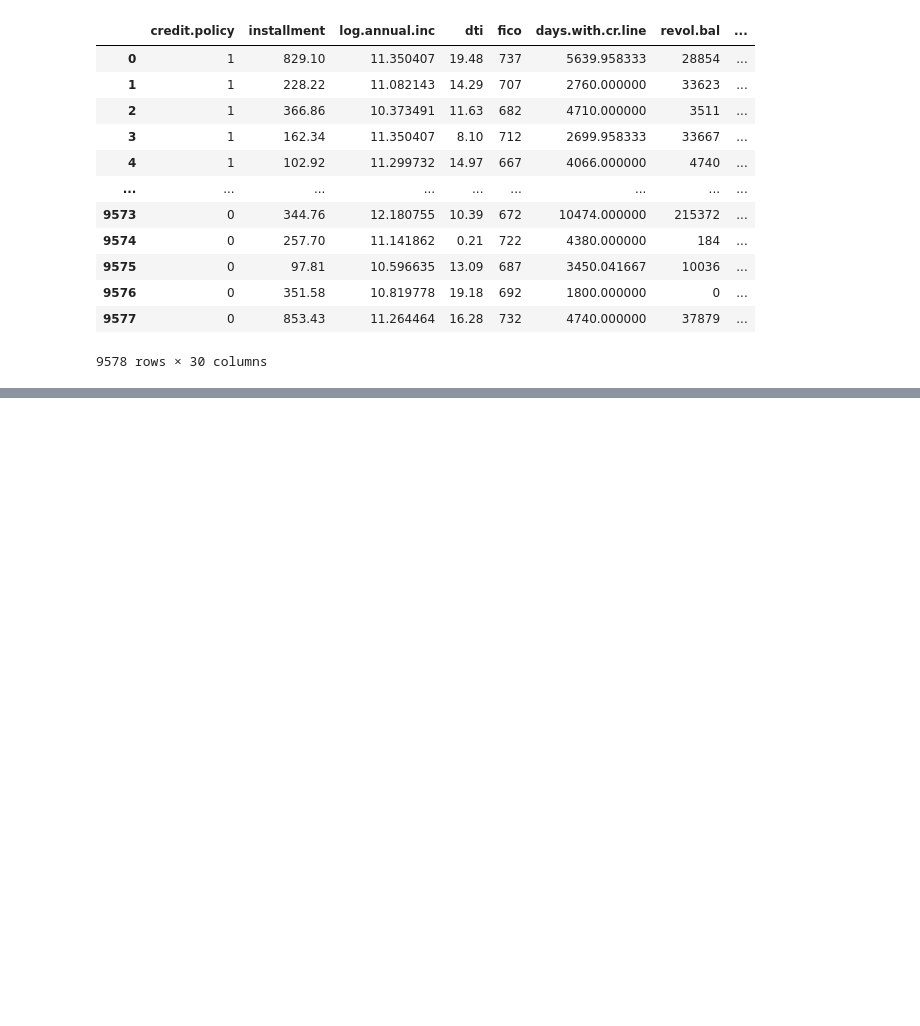
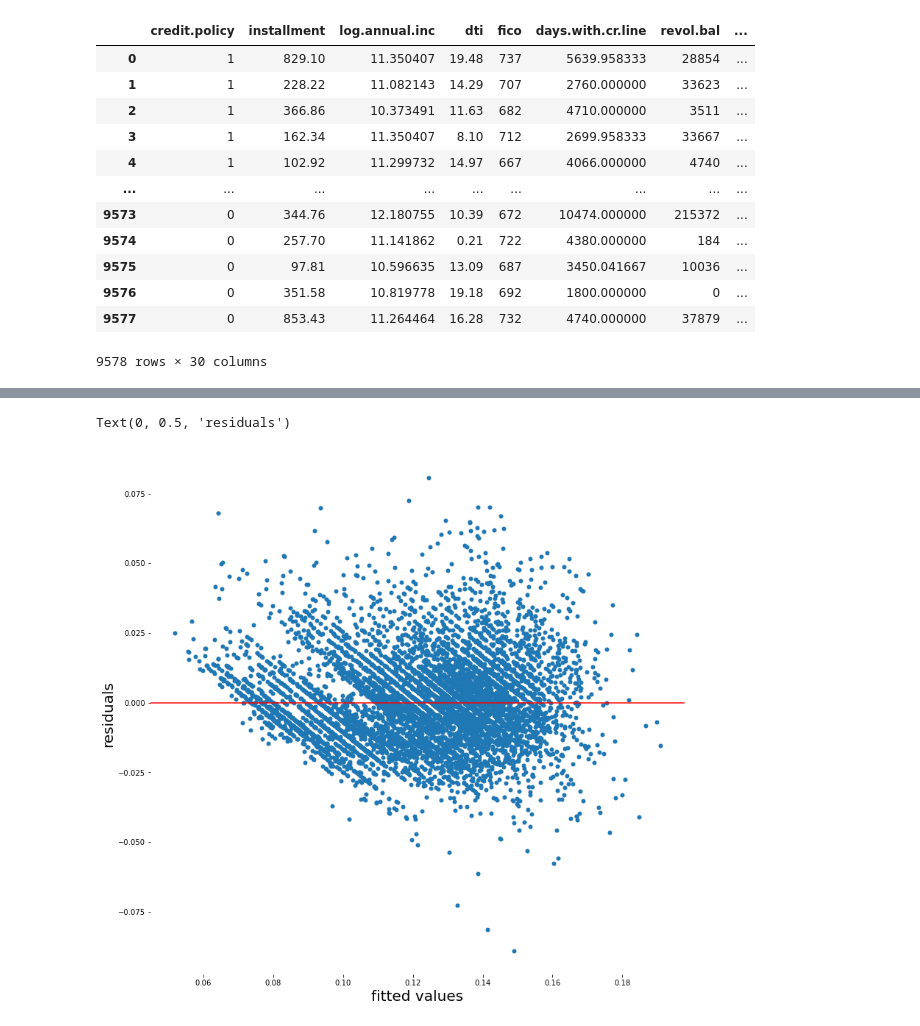
Before and after one commit to sealuwee/MATH372Final, a Jupyter notebook: scratch paper.ipynb, the cells around one changed output, grey strips where cells are left out. Cells and saved outputs as stored; diff of their text form; code cells hidden in the pictures; blank space fills up the shorter version.

```diff
--- a/scratch paper.ipynb
+++ b/scratch paper.ipynb
@@ -252,0 +248,3 @@ array([[0.15931299, 0.15931299],
+# %%
+model_1 = sm.OLS(y_train, sm.add_constant(x_train)).fit()
+print(model_1.summary())
@@ -255,0 +304,13 @@ array([[0.15931299, 0.15931299],
+# %%
+f, ax = plt.subplots(figsize=(13, 13))
+sns.despine(f, left=True, bottom=True)
+
+sns.scatterplot(x=model_1.fittedvalues, y=model_1.resid,
+                palette="ch:r=-.2,d=.3_r",
+                sizes=(1, 8), linewidth=0, ax=ax)
+plt.axhline(y=0,color='red')
+plt.xlabel("fitted values", fontsize=20)
+plt.ylabel("residuals",fontsize=20)
+# %% [output]
+Text(0, 0.5, 'residuals')
+[figure, added]
```
Also changed, not shown: parts of 20 cells of this notebook, 1 other file.
